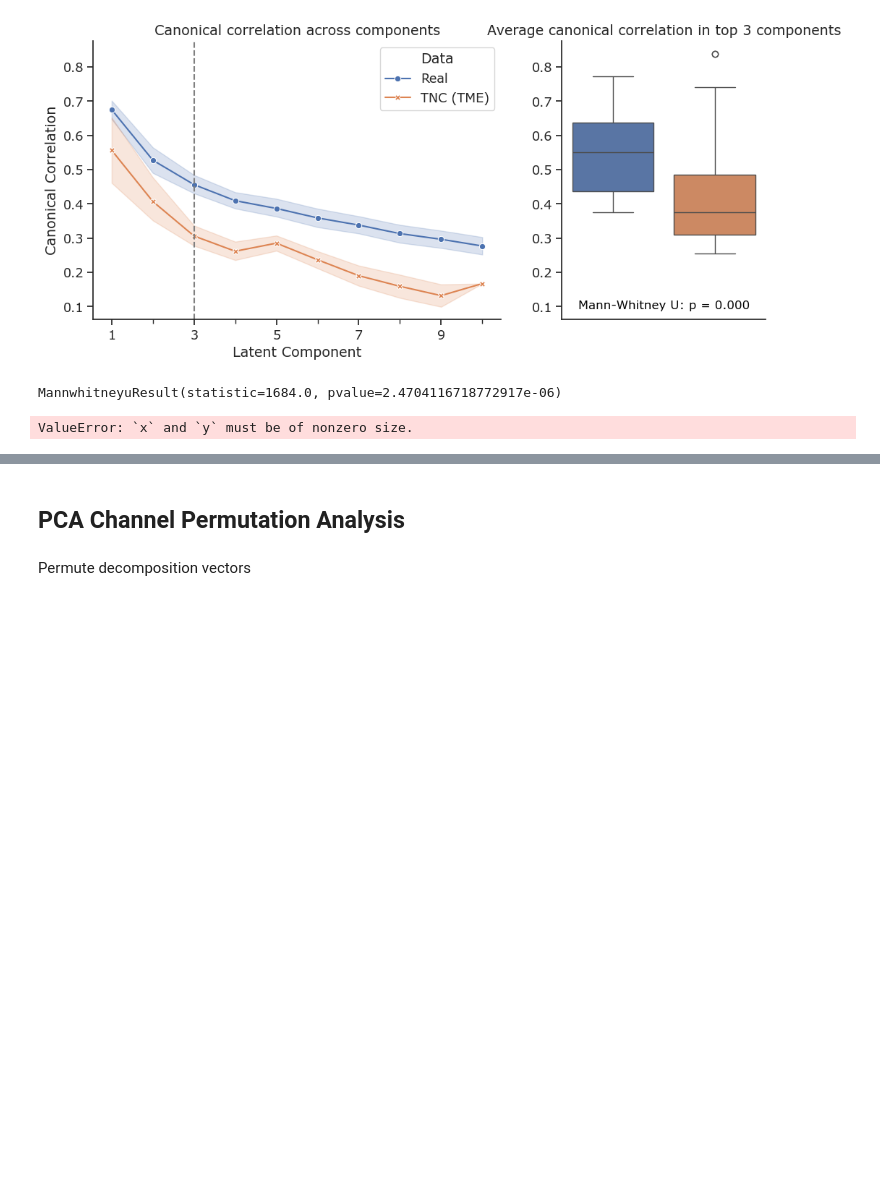
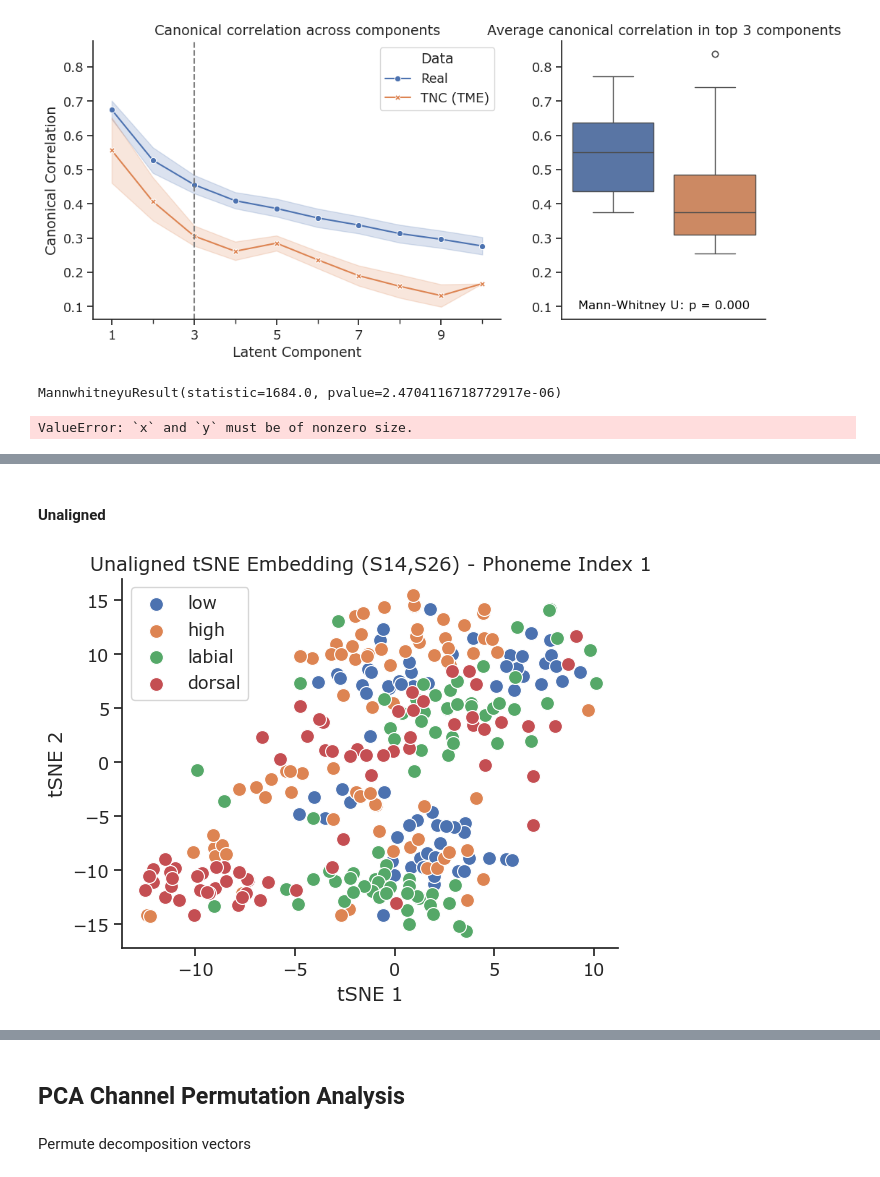
Before and after one commit to coganlab/cross_patient_speech_decoding, a Jupyter notebook: aligned_decoding/notebooks/cross_patient_vis.ipynb, the cells around one changed output, grey strips where cells are left out. Drawn from its saved outputs; the diff is of its cells as text; code cells hidden in the pictures; blank space fills up the shorter version.

```diff
--- a/aligned_decoding/notebooks/cross_patient_vis.ipynb
+++ b/aligned_decoding/notebooks/cross_patient_vis.ipynb
@@ -365,0 +411,27 @@ cc_df_long[(cc_df_long['Latent Component'] <= hist_comps)].groupby(['Data', 'Pat
+# %% [markdown]
+#### Unaligned
+# %%
+pts = ['S14', 'S26']
+
+curr_unalgn = [PCA(n_components=0.9).fit_transform(all_pt_traces[pt].reshape(-1, all_pt_traces[pt].shape[-1])) for pt in pts]
+min_dim = min(u.shape[-1] for u in curr_unalgn)
+curr_unalgn = np.vstack([curr_unalgn[i][:,:min_dim].reshape(all_pt_traces[pt].shape[0], all_pt_traces[pt].shape[1], -1) for i,pt in enumerate(pts)])
+curr_unalgn_labels = np.hstack([all_pt_artic_labels[pt] for pt in pts])
+
+t_pca_comp = 0.8
+unalgn_time_pca = PCA(n_components=t_pca_comp).fit_transform(curr_unalgn.reshape(curr_unalgn.shape[0], -1))
+unalgn_embed_time = TSNE(n_components=2, perplexity=30).fit_transform(unalgn_time_pca)
+
+sns.set_theme(context='notebook', font='Verdana', font_scale=1.15, style='ticks')
+plt.figure()
+for lab in np.unique(curr_unalgn_labels):
+    sns.scatterplot(x=-unalgn_embed_time[np.where(curr_unalgn_labels == lab)[0],1], y=-unalgn_embed_time[np.where(curr_unalgn_labels == lab)[0],0], s=100)
+plt.xlabel('tSNE 1')
+plt.ylabel('tSNE 2')
+plt.title(f'Unaligned tSNE Embedding ({",".join(pts)}) - Phoneme Index {p_ind}')
+plt.legend(labels=curr_label_names)
+
+sns.despine()
+plt.show()
+# %% [output]
+[figure, added]
```
Also changed, not shown: parts of 26 cells of this notebook.
